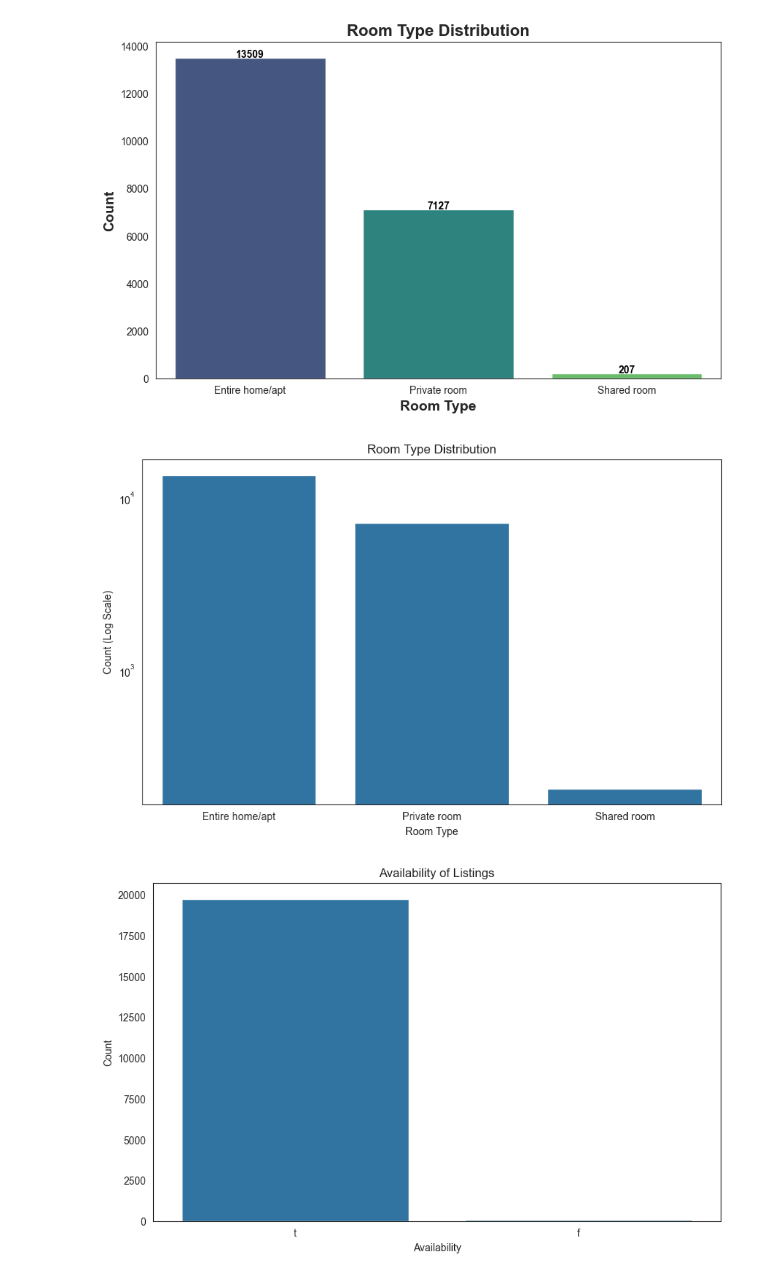
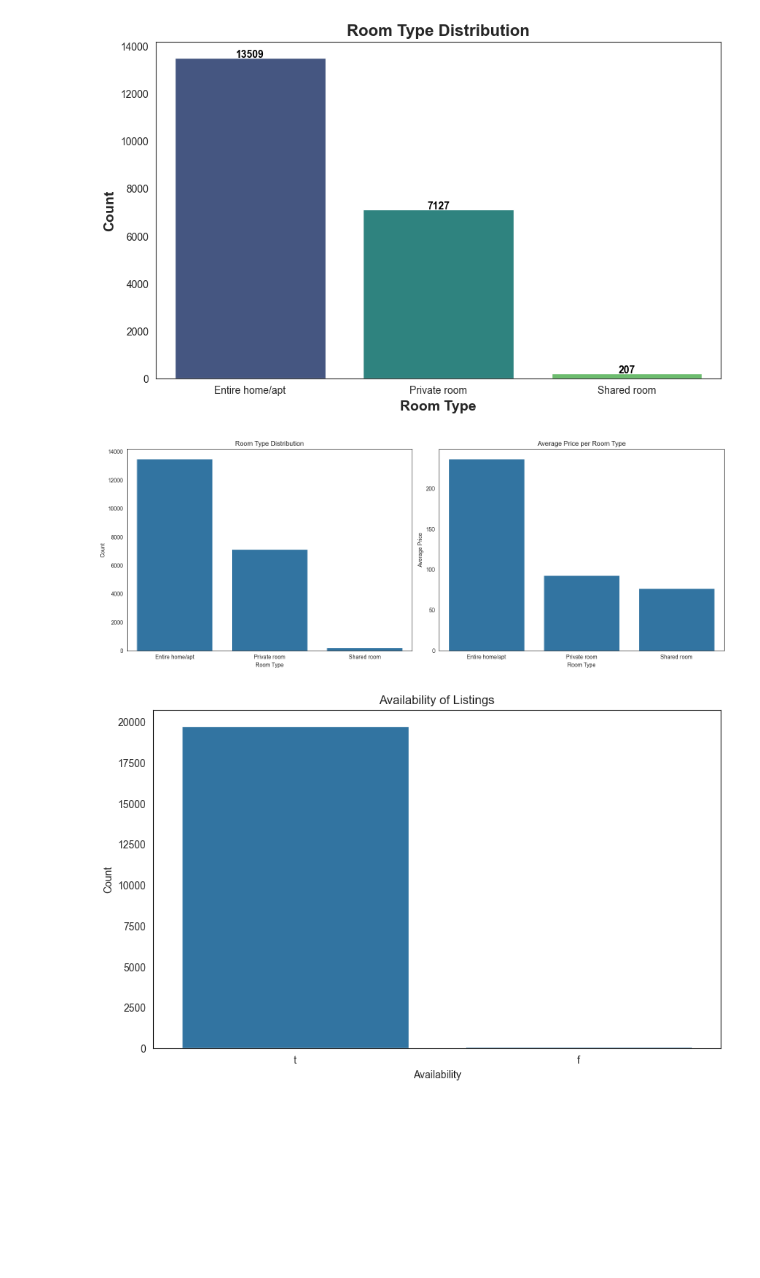
Before and after one commit to rajprasadshrestha/AirbnbDyanmicPricingOfToronto, a Jupyter notebook: backend/Notebook.ipynb, the cells around one changed output. Cells and saved outputs as stored; diff of their text form; code cells hidden in the pictures; blank space fills up the shorter version.

```diff
--- a/backend/Notebook.ipynb
+++ b/backend/Notebook.ipynb
@@ -180,12 +147,6 @@ airbnb_df['price'] = airbnb_df['price'].str.replace('[$,]', '', regex=True).asty
 # %% [markdown]
 ### EDA
 # %%
-#Room Type Distribution
-import matplotlib.pyplot as plt
-import seaborn as sns
-
-sns.set_style("white")
-
 # Create the figure
 plt.figure(figsize=(10, 6))
 
@@ -210,19 +171,28 @@ plt.show()
 # %% [output]
 [figure]
 # %%
-# Room Type Distribution with Log Scale
-plt.figure(figsize=(10, 6))
-sns.set_style("white")
+# Create a figure with two subplots
+fig, ax = plt.subplots(1, 2, figsize=(16, 6))
 
+# Plot Room Type Distribution
 room_type_counts = airbnb_df['room_type'].value_counts()
-sns.barplot(x=room_type_counts.index, y=room_type_counts.values)
-plt.yscale('log')
-plt.title('Room Type Distribution')
-plt.xlabel('Room Type')
-plt.ylabel('Count (Log Scale)')
+sns.barplot(x=room_type_counts.index, y=room_type_counts.values, ax=ax[0])
+ax[0].set_title('Room Type Distribution')
+ax[0].set_xlabel('Room Type')
+ax[0].set_ylabel('Count')
+
+# Plot Average Price per Room Type
+avg_price_per_room = airbnb_df.groupby('room_type')['price'].mean().reset_index()
+sns.barplot(x='room_type', y='price', data=avg_price_per_room, ax=ax[1])
+ax[1].set_title('Average Price per Room Type')
+ax[1].set_xlabel('Room Type')
+ax[1].set_ylabel('Average Price')
+
+# Show the plots
+plt.tight_layout()
 plt.show()
 # %% [output]
-[figure, old version]
+[figure, new version]
 # %%
 plt.figure(figsize=(10, 6))
 sns.set_style("white")
```
Also changed, not shown: parts of 32 cells of this notebook, 1 other file.
